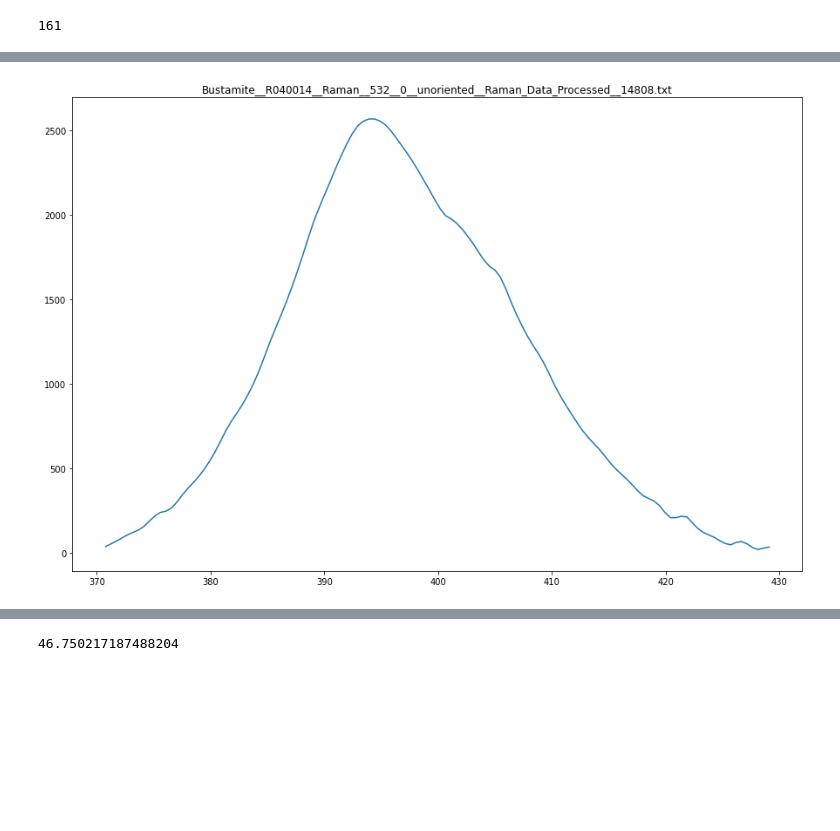
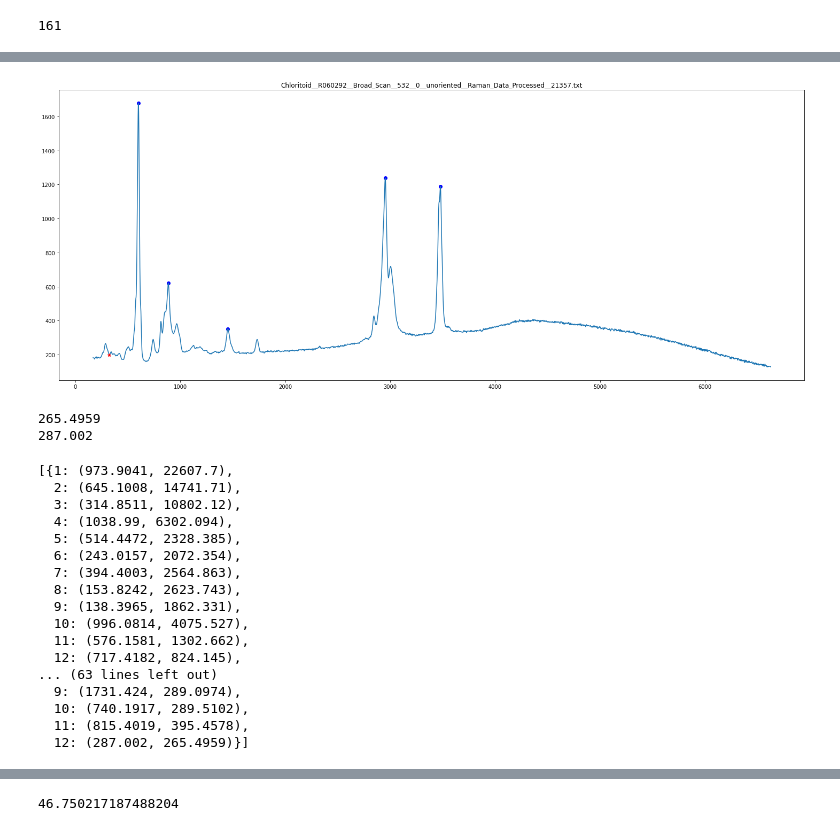
Before and after one commit to anva-kn/RRUFF, a Jupyter notebook: RRUFF_pytorch.ipynb, the cells around one changed output, grey strips where cells are left out. Saved outputs shown, nothing was run; the diff lists cells and outputs as text; code cells hidden in the pictures; blank space fills up the shorter version.

Commit message:
peaks from 31-40

```diff
--- a/RRUFF_pytorch.ipynb
+++ b/RRUFF_pytorch.ipynb
@@ -398,42 +369,49 @@ with open('analyte_peaks.pickle', 'wb') as handle:
 # %%
 import pickle
 import os
 import pandas as pd
 import numpy as np
+import matplotlib.pyplot as plt
 
-path = 'RRUFF/raman/'
+path = 'raman/'
 with open('analytes_peak_chosen_ones_dict.pickle', 'rb') as handle:
     dataset_dict_new = pickle.load(handle)
 
 files_to_check = []
 analytes = list(dataset_dict_new.keys())[0:]
 wavenumbers = []
 spectras = []
 peaks = []
 for item in analytes:
   filename = dataset_dict_new[item][0][0]
   tmp_peaks = dataset_dict_new[item][0][1]
   check = pd.read_csv(path + filename, sep=',', comment='#', header=None)
   wavenumber = np.array(check.iloc[:, 0], dtype=np.float64)
   spectra = np.array(check.iloc[:, 1], dtype=np.float64)
   wavenumbers.append(wavenumber)
   spectras.append(spectra)
   peaks.append(tmp_peaks)
   files_to_check.append(filename)
 
 
-
-import matplotlib.pyplot as plt
-index = 31
-begin = 525
-end = 647
-# print(np.where(wavenumbers[index] >= 380))
-# print(np.where(wavenumbers[index] <= 420))
-plt.figure(figsize=(15, 10))
-# plt.plot(wavenumbers[index], spectras[index])
-plt.plot(wavenumbers[index][begin:end], spectras[index][begin:end])
-# plt.scatter(np.array(peaks[index])[:,0], np.array(peaks[index])[:,1] * np.max(spectras[index]), color='blue')
+index = 40
+tmp_idx = 80
+plt.figure(figsize=(25, 10))
+plt.plot(wavenumbers[index], spectras[index])
+# plt.plot(wavenumbers[index][begin:end], spectras[index][begin:end])
+plt.scatter(np.array(peaks[index])[:,0], np.array(peaks[index])[:,1] * np.max(spectras[index]), color='blue')
+plt.plot(wavenumbers[index][tmp_idx], spectras[index][tmp_idx], 'r*')
 plt.title(files_to_check[index])
 plt.show()
 # %% [output]
-[figure, old version]
+[figure, new version]
+# %%
+index = 40
+peaks[index][2][0]
+np.where(wavenumbers[index] == 1453.724)
+tmp_idx = 62
+print(spectras[index][tmp_idx])
+print(wavenumbers[index][tmp_idx])
+# %% [output]
+265.4959
+287.002
@@ -439,0 +458,20 @@ plt.show()
+# %%
+labels
+# %% [output]
+[{1: (973.9041, 22607.7),
+  2: (645.1008, 14741.71),
+  3: (314.8511, 10802.12),
+  4: (1038.99, 6302.094),
+  5: (514.4472, 2328.385),
+  6: (243.0157, 2072.354),
+  7: (394.4003, 2564.863),
+  8: (153.8242, 2623.743),
+  9: (138.3965, 1862.331),
+  10: (996.0814, 4075.527),
+  11: (576.1581, 1302.662),
+  12: (717.4182, 824.145),
+... (63 lines left out)
+  9: (1731.424, 289.0974),
+  10: (740.1917, 289.5102),
+  11: (815.4019, 395.4578),
+  12: (287.002, 265.4959)}]
```
Also changed, not shown: parts of 20 cells of this notebook, 1 other file.
